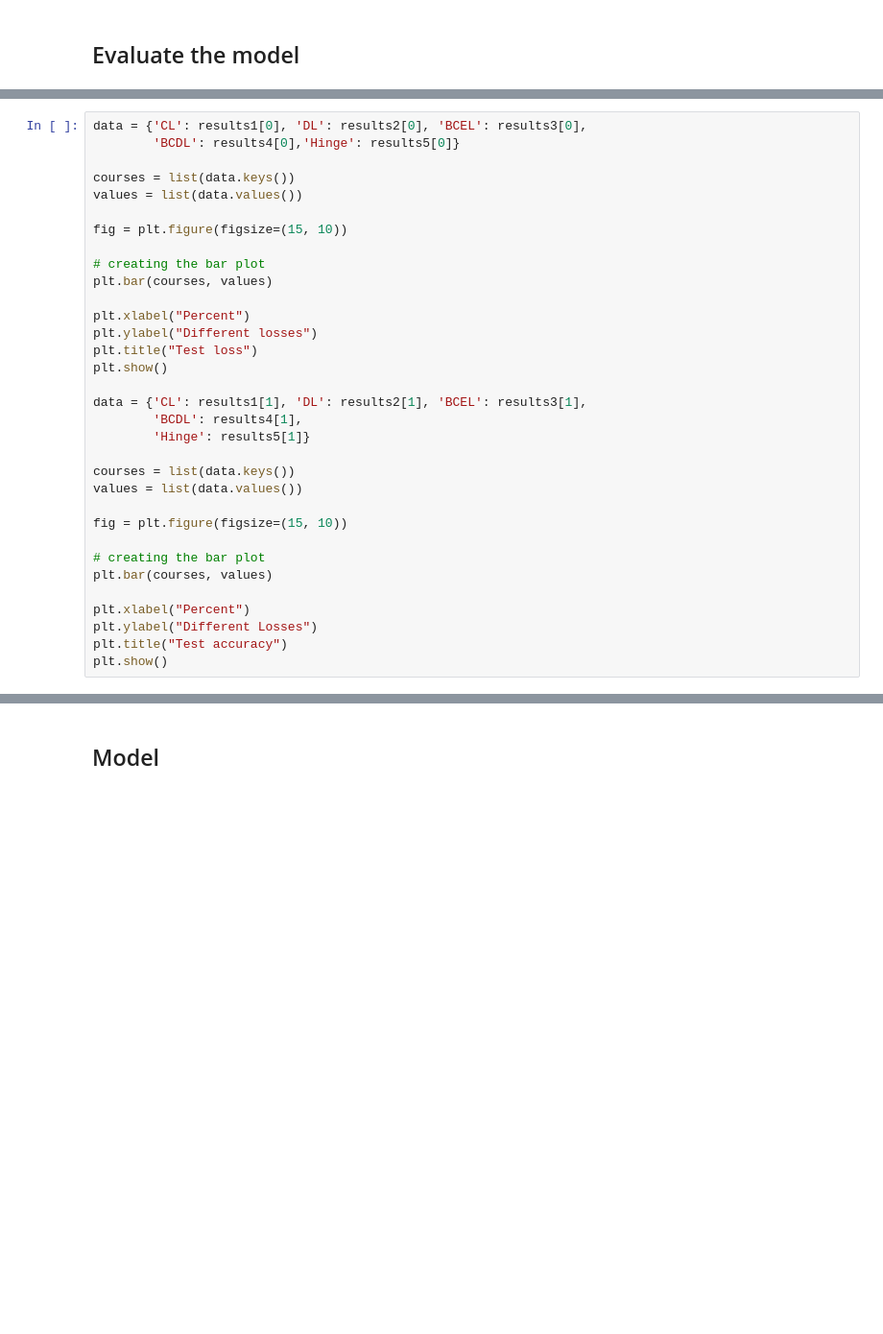
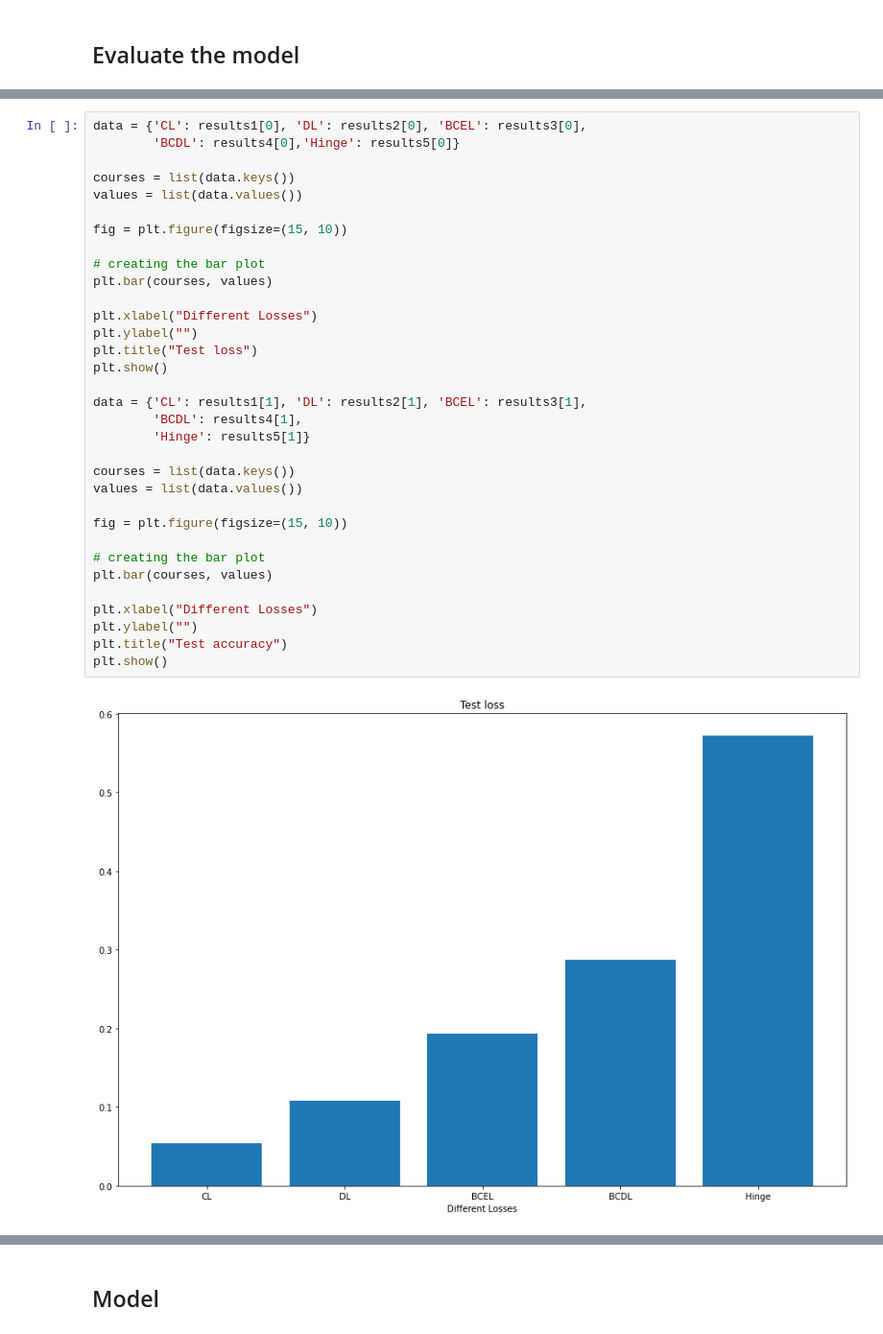
Before and after one commit to niklas-doerner/RAML_SiameseNeuralNetworks, a Jupyter notebook: siamese_compare_lossess.ipynb, the cells around one changed output, grey strips where cells are left out. Shown at 96% size. Cells and saved outputs as stored; diff of their text form; blank space fills up the shorter version.

```diff
--- a/siamese_compare_lossess.ipynb
+++ b/siamese_compare_lossess.ipynb
@@ -888,33 +1114,35 @@ print("test loss, test acc:", results5)
 # %%
 data = {'CL': results1[0], 'DL': results2[0], 'BCEL': results3[0],
         'BCDL': results4[0],'Hinge': results5[0]}
 
 courses = list(data.keys())
 values = list(data.values())
 
 fig = plt.figure(figsize=(15, 10))
 
 # creating the bar plot
 plt.bar(courses, values)
 
-plt.xlabel("Percent")
-plt.ylabel("Different losses")
+plt.xlabel("Different Losses")
+plt.ylabel("")
 plt.title("Test loss")
 plt.show()
 
 data = {'CL': results1[1], 'DL': results2[1], 'BCEL': results3[1],
         'BCDL': results4[1],
         'Hinge': results5[1]}
 
 courses = list(data.keys())
 values = list(data.values())
 
 fig = plt.figure(figsize=(15, 10))
 
 # creating the bar plot
 plt.bar(courses, values)
 
-plt.xlabel("Percent")
-plt.ylabel("Different Losses")
+plt.xlabel("Different Losses")
+plt.ylabel("")
 plt.title("Test accuracy")
 plt.show()
+# %% [output]
+[figure, added]
```
Also changed, not shown: parts of 34 cells of this notebook.
